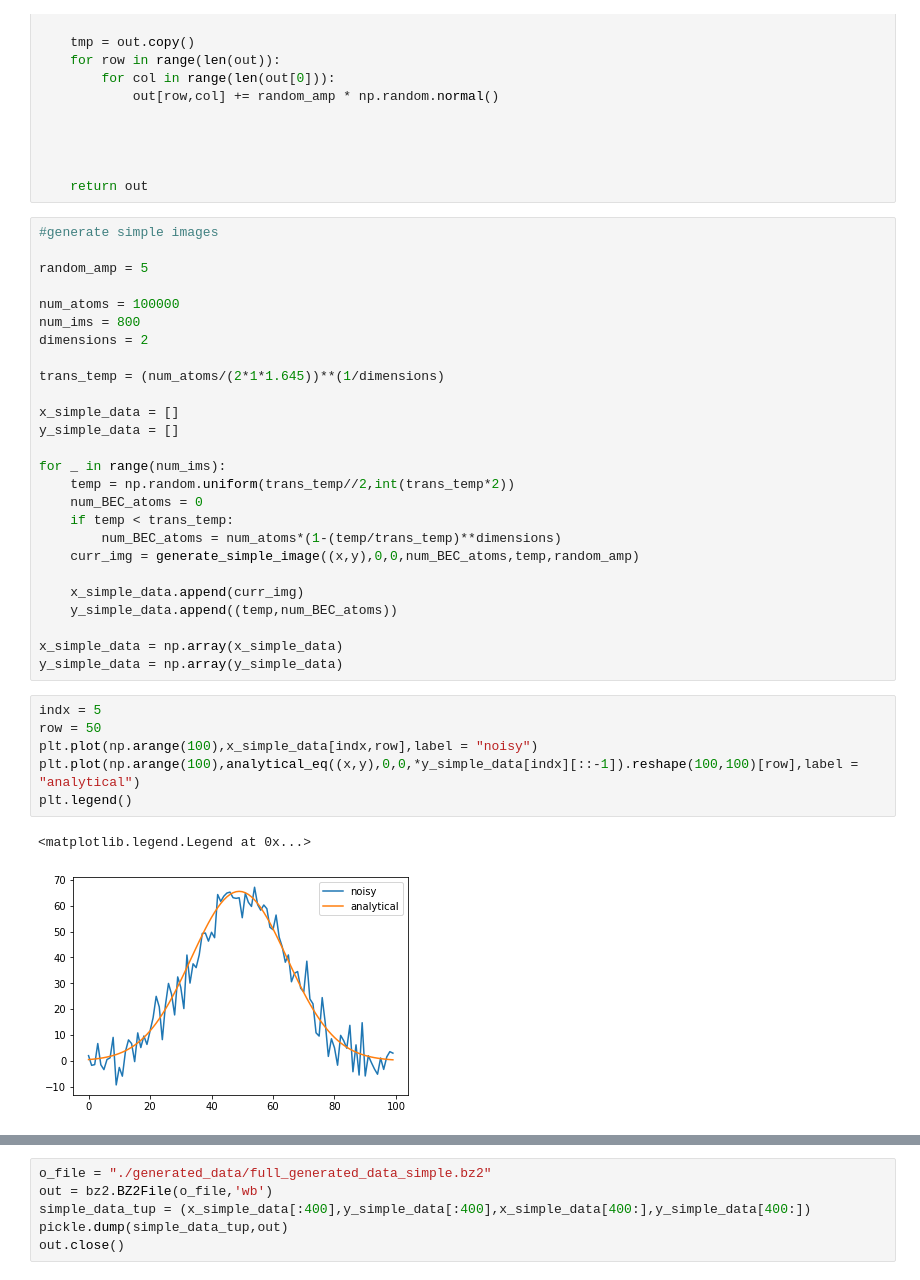
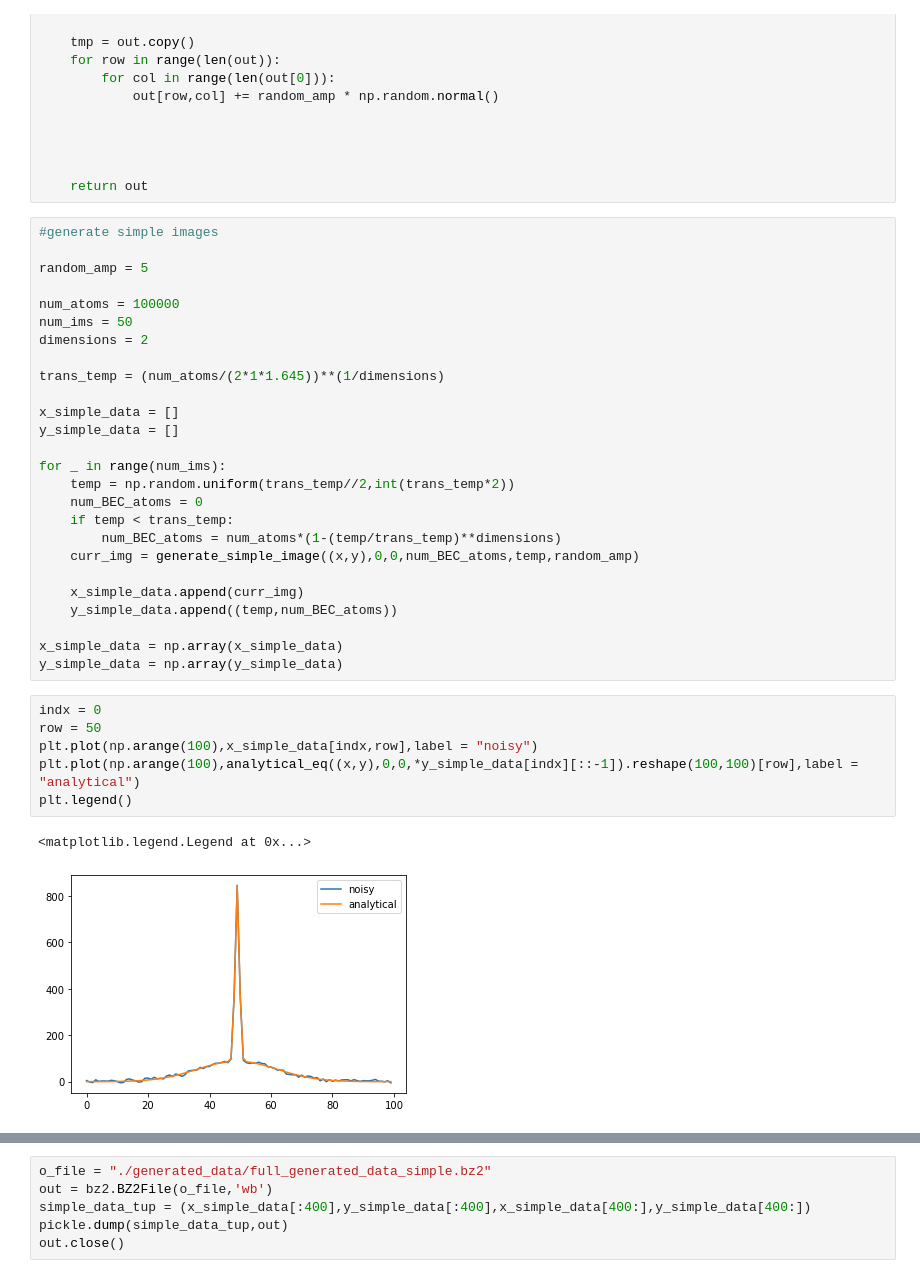
Before and after one commit to alec-gironda/Bose-Einstein-Condensate-NN, a Jupyter notebook: gaussian_fit.ipynb, the cells around one changed output, grey strips where cells are left out. Cells and saved outputs as stored; diff of their text form.

```diff
--- a/gaussian_fit.ipynb
+++ b/gaussian_fit.ipynb
@@ -869,7 +867,7 @@ def generate_simple_image(xy,xo,yo,No,T,random_amp):
 random_amp = 5
 
 num_atoms = 100000
-num_ims = 800
+num_ims = 50
 dimensions = 2
 
 trans_temp = (num_atoms/(2*1*1.645))**(1/dimensions)
@@ -890,14 +888,14 @@ for _ in range(num_ims):
 x_simple_data = np.array(x_simple_data)
 y_simple_data = np.array(y_simple_data)
 # %%
-indx = 5
+indx = 0
 row = 50
 plt.plot(np.arange(100),x_simple_data[indx,row],label = "noisy")
 plt.plot(np.arange(100),analytical_eq((x,y),0,0,*y_simple_data[indx][::-1]).reshape(100,100)[row],label = "analytical")
 plt.legend()
 # %% [output]
 <matplotlib.legend.Legend at 0x...>
-[figure, old version]
+[figure, new version]
 # %%
 fig, ax = plt.subplots(1, 1)
 ax.imshow(x_simple_data[indx].reshape(100, 100), cmap=plt.cm.jet, origin='lower')
```
Also changed, not shown: parts of 9 cells of this notebook, 2 other files.
